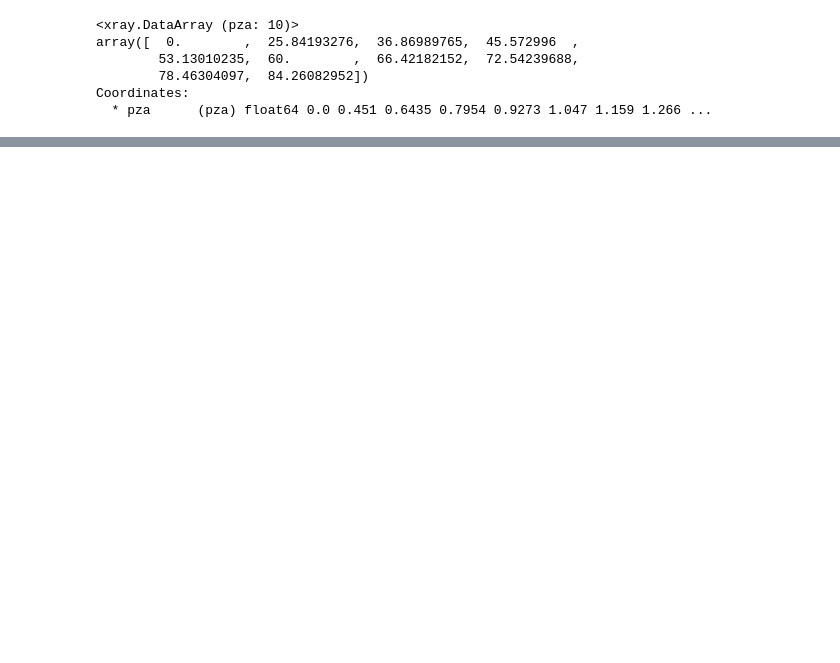
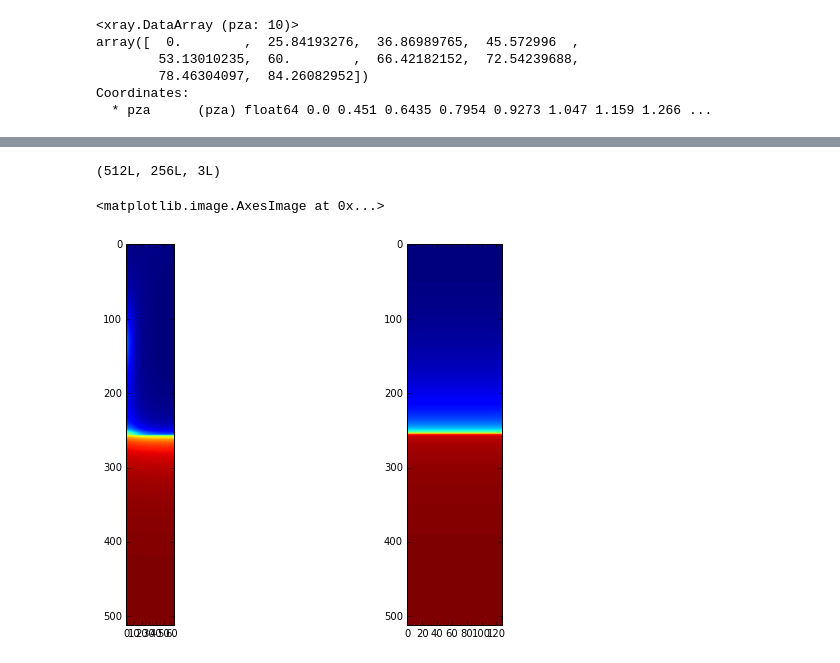
Before and after one commit to derekjgriffith/nbMORTICIA, a Jupyter notebook: rad/04a-Radiant-Env-Maps-RadEnv.ipynb, the cells around one changed output, grey strips where cells are left out. Cells and saved outputs as stored; diff of their text form; code cells hidden in the pictures; blank space fills up the shorter version.

```diff
--- a/rad/04a-Radiant-Env-Maps-RadEnv.ipynb
+++ b/rad/04a-Radiant-Env-Maps-RadEnv.ipynb
@@ -331,0 +343,14 @@ libRadEnvh.xd_trans.data.max()
+# %%
+np.tile(libRadEnvThermFu.xd_uu[:,:,0:3,0,0], (1,128,1)).shape
+# %% [output]
+(512L, 256L, 3L)
+# %%
+# Plot REMs for 500 m above ground
+fig = plt.figure(figsize=(10, 15))
+ax1 = fig.add_subplot(221)
+ax1.imshow(np.tile(libRadEnvSolFu.xd_uu[:,:,0,1,0], (1,1)))
+ax2 = fig.add_subplot(222)
+ax2.imshow(np.tile(libRadEnvThermFu.xd_uu[:,:,0,1,0], (1,64)))
+# %% [output]
+<matplotlib.image.AxesImage at 0x...>
+[figure, added]
```
Also changed, not shown: parts of 91 cells of this notebook, 2 other files.
